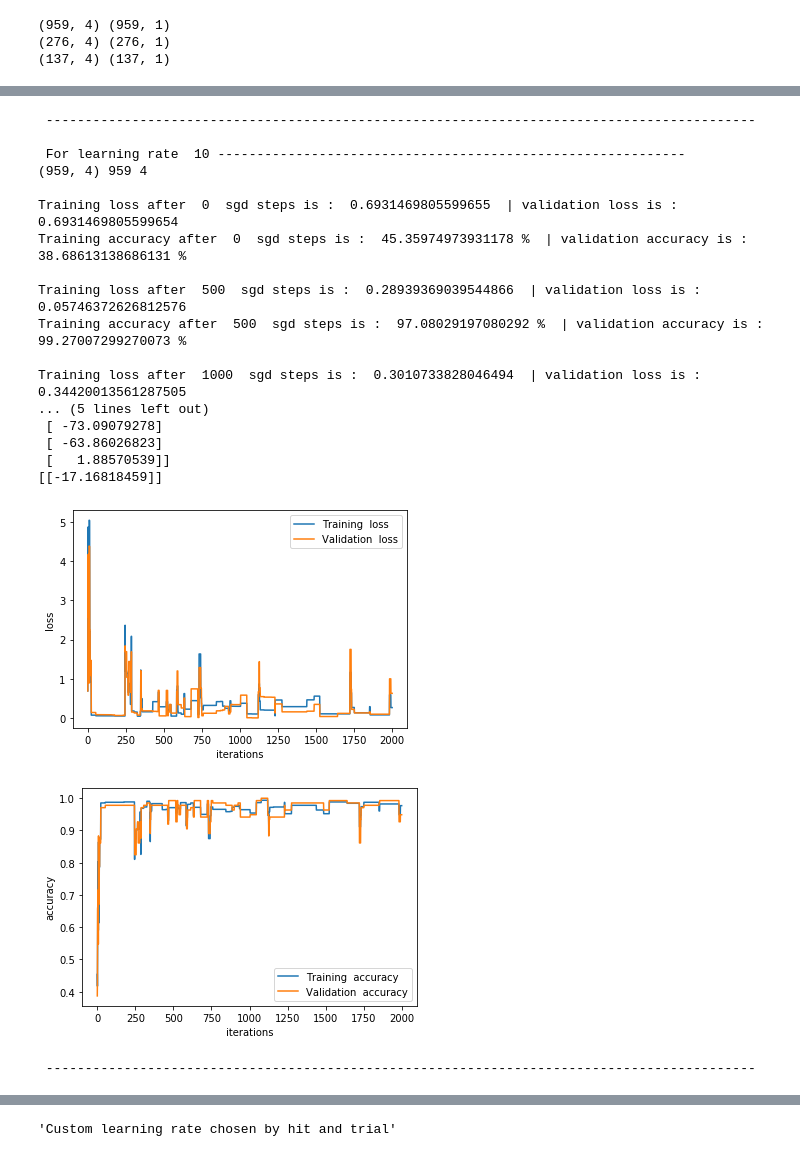
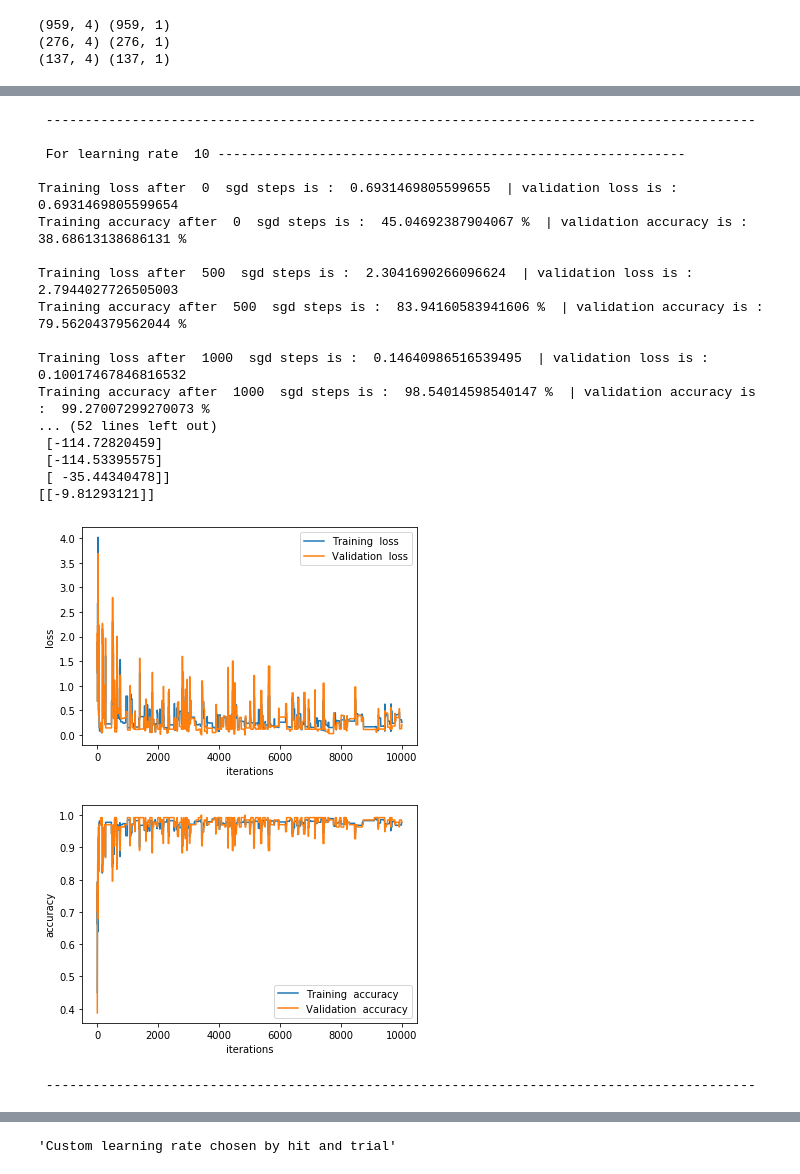
Before and after one commit to ArkaSarkar19/Machine-Learning-Assignments, a Jupyter notebook: Assignment1/LoR_models.ipynb, the cells around one changed output, grey strips where cells are left out. Saved outputs shown, nothing was run; the diff lists cells and outputs as text; code cells hidden in the pictures.

```diff
--- a/Assignment1/LoR_models.ipynb
+++ b/Assignment1/LoR_models.ipynb
@@ -90,7 +91,7 @@ L = [0.0001,0.01,10]
 for i in range(3):
     print("\n For learning rate ", L[i], "------------------------------------------------------------ ")
     log_regressor_sgd = MyLogisticRegression()
-    log_regressor_sgd.fit(X_train, y_train, X_val, y_val, epochs = 2000 ,learning_rate = L[i], grad_type = "sgd")
+    log_regressor_sgd.fit(X_train, y_train, X_val, y_val, epochs = 10000 ,learning_rate = L[i], grad_type = "sgd")
     print(log_regressor_sgd.W)
     print(log_regressor_sgd.b)
     loss_history_sgd = log_regressor_sgd.loss_history
@@ -155,22 +154,22 @@ Training loss after  1000  sgd steps is :  0.3141380018057759  | validation loss
  -------------------------------------------------------------------------------------------
 
  For learning rate  10 ------------------------------------------------------------
-(959, 4) 959 4
 
 Training loss after  0  sgd steps is :  0.6931469805599655  | validation loss is :  0.6931469805599654
-Training accuracy after  0  sgd steps is :  45.35974973931178 %  | validation accuracy is :  38.68613138686131 %
+Training accuracy after  0  sgd steps is :  45.04692387904067 %  | validation accuracy is :  38.68613138686131 %
 
-Training loss after  500  sgd steps is :  0.28939369039544866  | validation loss is :  0.05746372626812576
-Training accuracy after  500  sgd steps is :  97.08029197080292 %  | validation accuracy is :  99.27007299270073 %
+Training loss after  500  sgd steps is :  2.3041690266096624  | validation loss is :  2.7944027726505003
+Training accuracy after  500  sgd steps is :  83.94160583941606 %  | validation accuracy is :  79.56204379562044 %
 
-Training loss after  1000  sgd steps is :  0.3010733828046494  | validation loss is :  0.34420013561287505
-... (5 lines left out)
- [ -73.09079278]
- [ -63.86026823]
- [   1.88570539]]
-[[-17.16818459]]
+Training loss after  1000  sgd steps is :  0.14640986516539495  | validation loss is :  0.10017467846816532
+Training accuracy after  1000  sgd steps is :  98.54014598540147 %  | validation accuracy is :  99.27007299270073 %
+... (52 lines left out)
+ [-114.72820459]
+ [-114.53395575]
+ [ -35.44340478]]
+[[-9.81293121]]
-[figure, old version]
+[figure, new version]
-[figure, old version]
+[figure, new version]
  -------------------------------------------------------------------------------------------
 # %%
 """Running BGD on Banknote dataset and with LR = 0.0001, 0.01, 10"""
```
Also changed, not shown: parts of 7 cells of this notebook, 2 other files.
